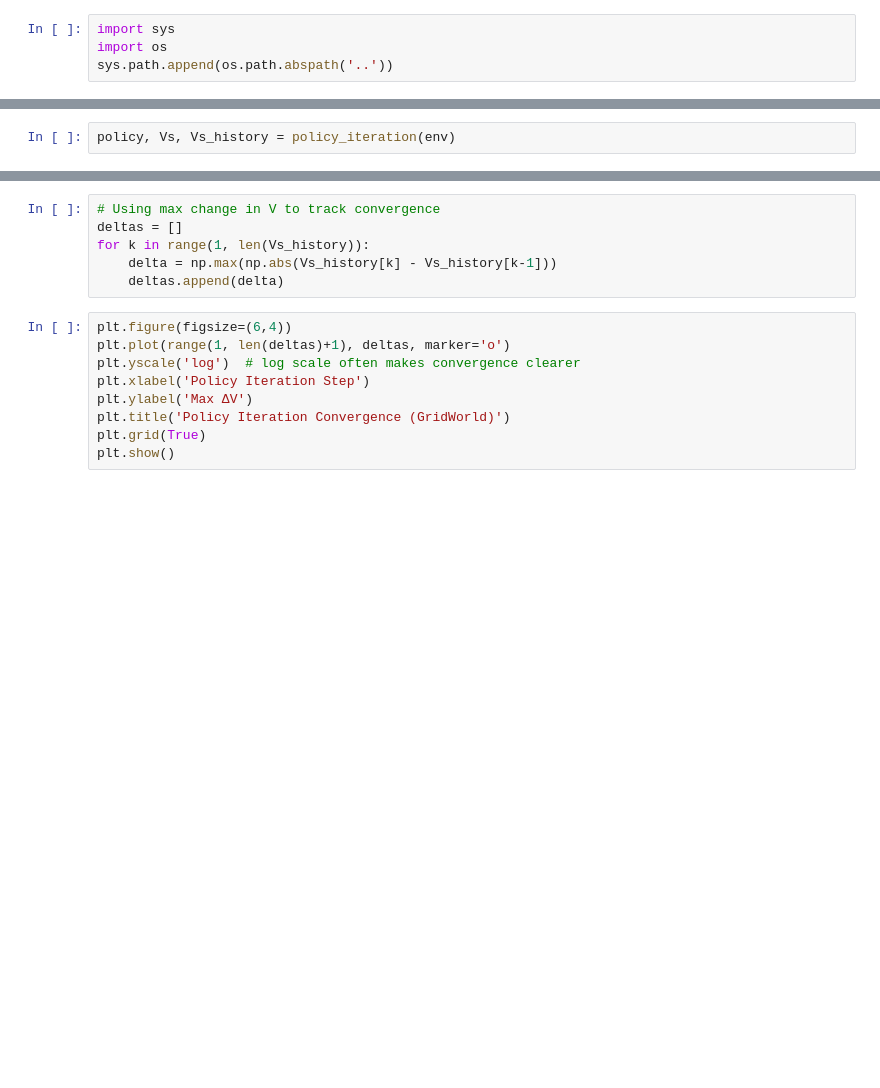
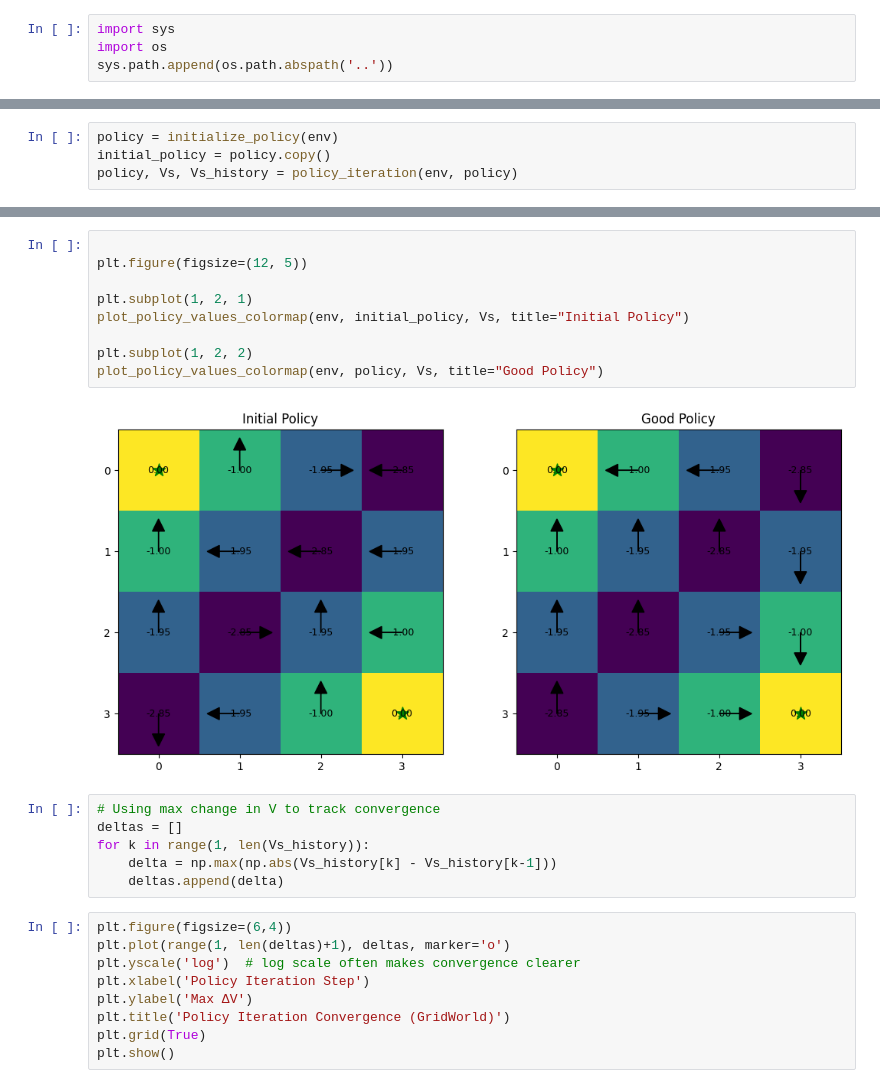
Before and after one commit to Tony-Ale/RL, a Jupyter notebook: tabular_rl/notebooks/policy_iteration.ipynb, the cells around one changed output, grey strips where cells are left out. Cells and saved outputs as stored; diff of their text form; blank space fills up the shorter version.

```diff
--- a/tabular_rl/notebooks/policy_iteration.ipynb
+++ b/tabular_rl/notebooks/policy_iteration.ipynb
@@ -23,5 +30,7 @@ env.render()
 # %%
-policy, Vs, Vs_history = policy_iteration(env)
+policy = initialize_policy(env)
+initial_policy = policy.copy()
+policy, Vs, Vs_history = policy_iteration(env, policy)
 # %%
 plt.figure(figsize=(5,4))
 im = plt.imshow(Vs, origin='upper', interpolation='nearest')
@@ -56,3 +89,14 @@ plt.show()
+# %%
+
+plt.figure(figsize=(12, 5))
+
+plt.subplot(1, 2, 1)
+plot_policy_values_colormap(env, initial_policy, Vs, title="Initial Policy")
+
+plt.subplot(1, 2, 2)
+plot_policy_values_colormap(env, policy, Vs, title="Good Policy")
+# %% [output]
+[figure, added]
 # %%
 # Using max change in V to track convergence
 deltas = []
```
Also changed, not shown: parts of 7 cells of this notebook, 8 other files.
